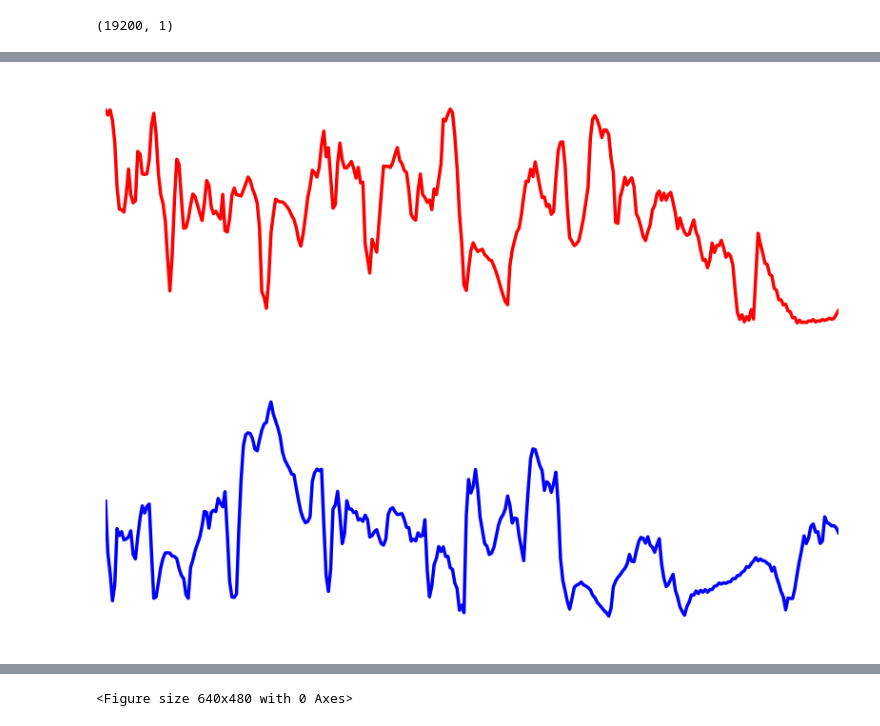
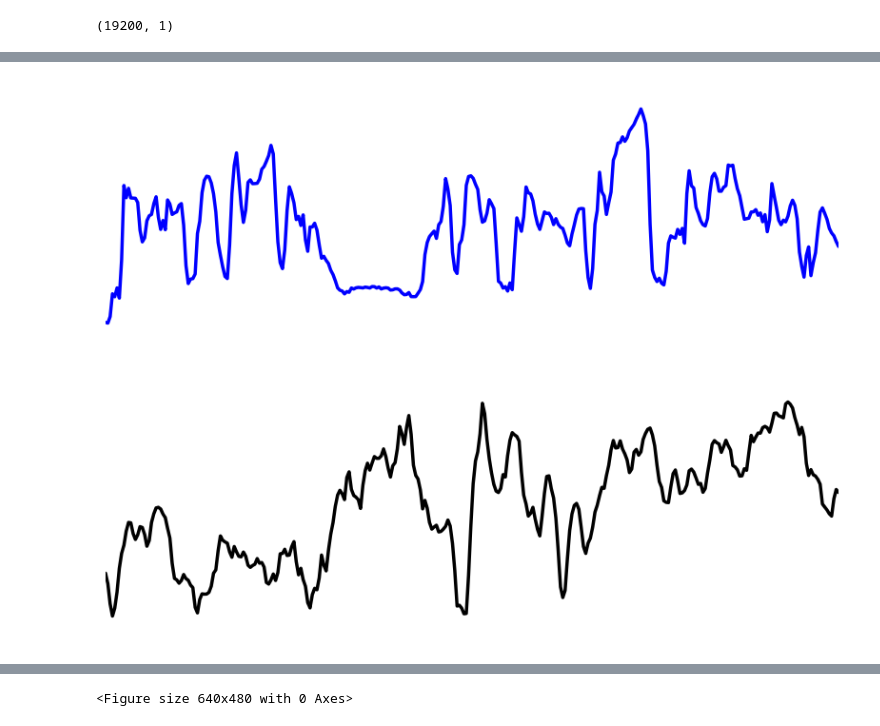
Before and after one commit to garcesote/deepAAD_project, a Jupyter notebook: notebooks/euroacustics.ipynb, the cells around one changed output, grey strips where cells are left out. Cells and saved outputs as stored; diff of their text form; code cells hidden in the pictures.

```diff
--- a/notebooks/euroacustics.ipynb
+++ b/notebooks/euroacustics.ipynb
@@ -95,7 +108,7 @@ preds.shape
 (19200, 1)
 # %%
 # First trial
-init = 4800
+init = 6400
 length = 320
 trial_range = range(init, init+length) # trial 2
 env_att = att_wav[trial_range,0]
@@ -145,20 +167,20 @@ def signal_figure(save_path, signal, color):
 # %%
-# Señal atendida
-filename = 'Ridge_att.png'
-signal = env_att
-color = 'red'
+# Señal ignorada
+filename = 'Ridge_unatt_2.png'
+signal = env_unatt
+color = 'blue'
 save_path = os.path.join(os.path.dirname(global_path), 'AAD', 'euronoise_figures', filename)
 
 signal_figure(save_path=save_path, signal=signal, color=color)
 # %% [output]
-[figure, old version]
+[figure, new version]
 # %%
-# Señal ignorada
-filename = 'Ridge_unatt.png'
-signal = env_unatt
-color = 'blue'
+# Predicción
+filename = 'Ridge_pred_2.png'
+signal = pred_win
+color = 'black'
 save_path = os.path.join(os.path.dirname(global_path), 'AAD', 'euronoise_figures', filename)
 
 signal_figure(save_path=save_path, signal=signal, color=color)
 # %% [output]
-[figure, old version]
+[figure, new version]
```
Also changed, not shown: parts of 75 cells of this notebook, 4 other files.
